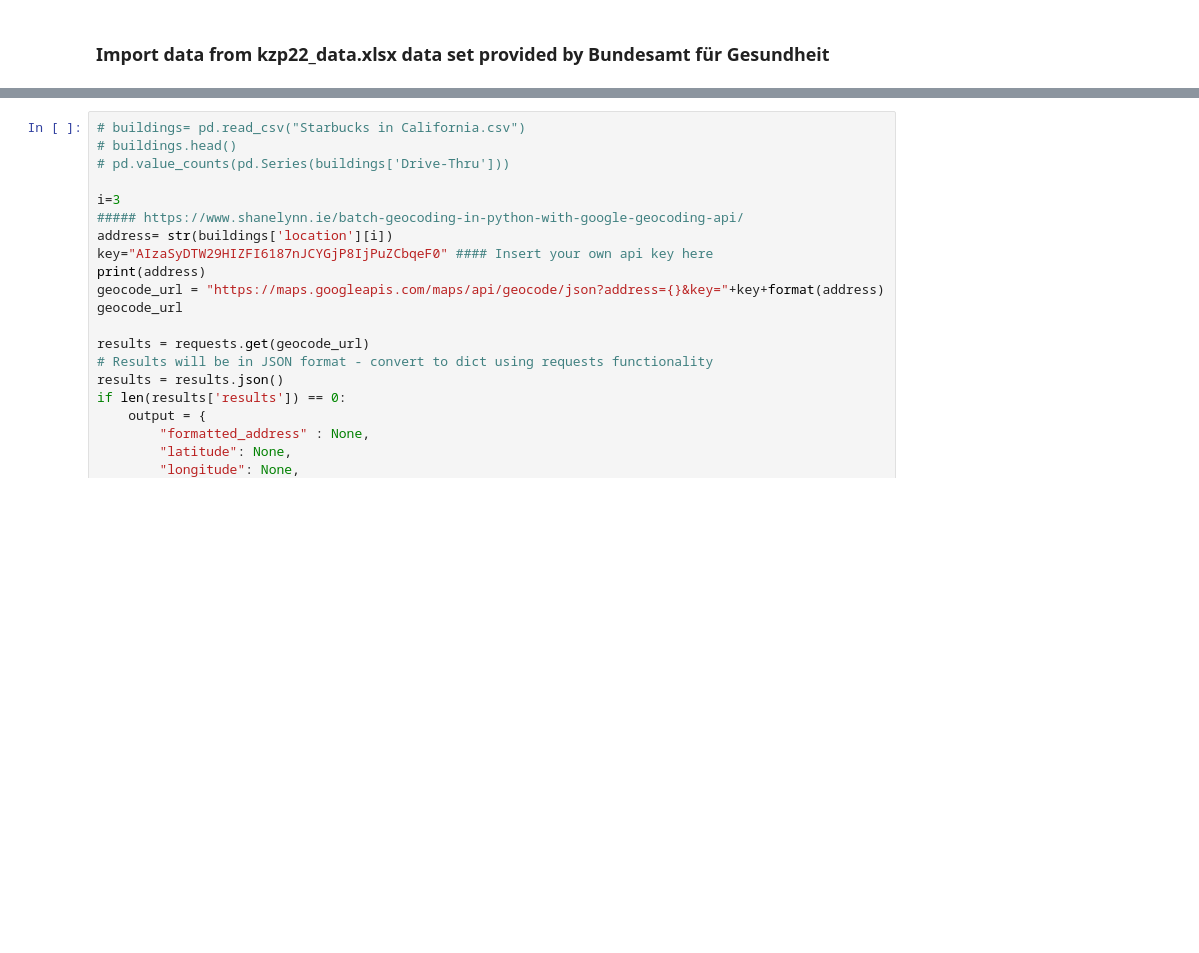
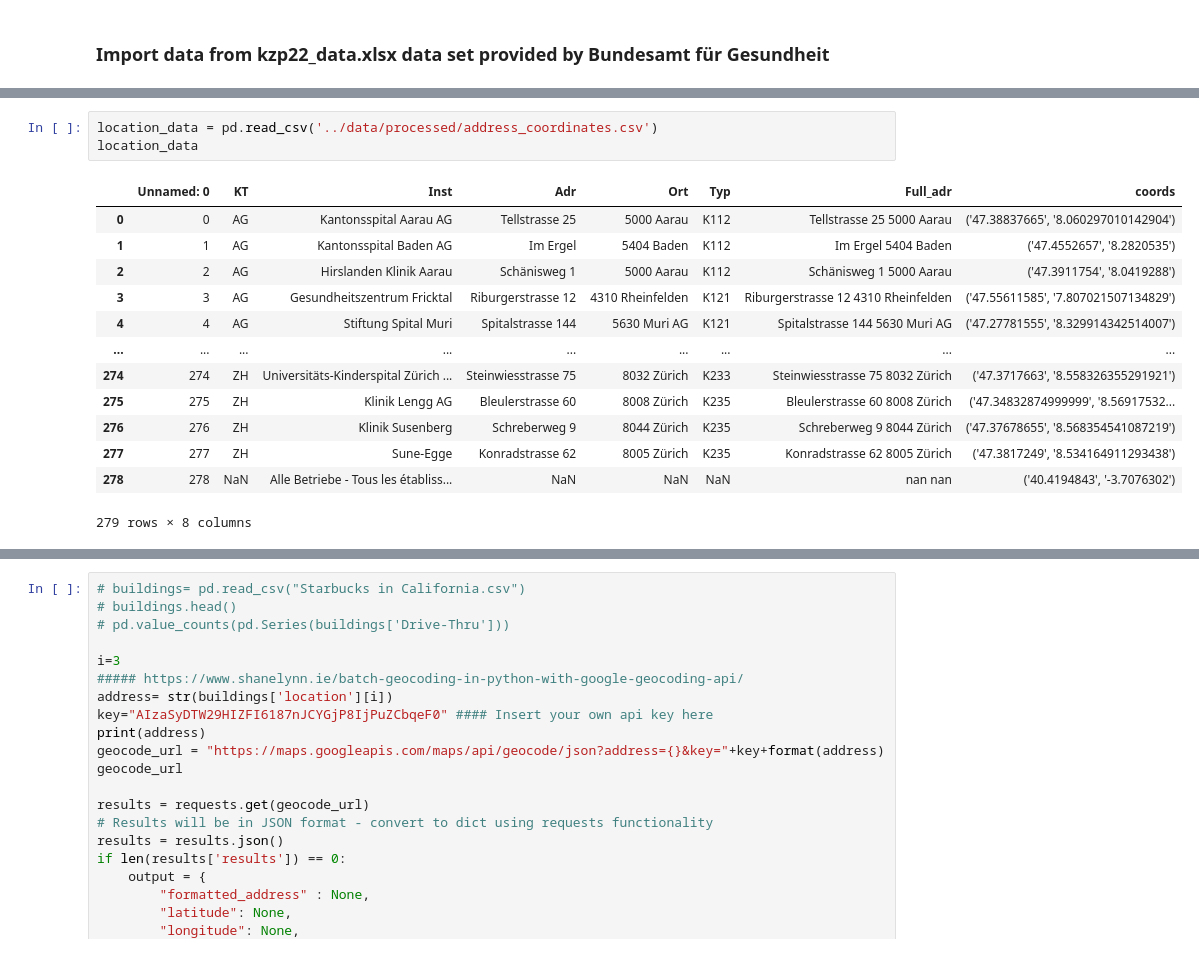
Before and after one commit to 111ark/swiss-hospital-occupancy, a Jupyter notebook: notebooks/hospitals_geolocated.ipynb, the cells around one changed output, grey strips where cells are left out. Drawn from its saved outputs; the diff is of its cells as text; blank space fills up the shorter version.

```diff
--- a/notebooks/hospitals_geolocated.ipynb
+++ b/notebooks/hospitals_geolocated.ipynb
@@ -21,0 +28,17 @@ raw_data.head()
+# %%
+location_data = pd.read_csv('../data/processed/address_coordinates.csv')
+location_data
+# %% [output]
+|  | Unnamed: 0 | KT | Inst | Adr | Ort | Typ | Full_adr | coords |
+| 0 | 0 | AG | Kantonsspital Aarau AG | Tellstrasse 25 | 5000 Aarau | K112 | Tellstrasse 25 5000 Aarau | ('47.38837665', '8.060297010142904') |
+| 1 | 1 | AG | Kantonsspital Baden AG | Im Ergel | 5404 Baden | K112 | Im Ergel 5404 Baden | ('47.4552657', '8.2820535') |
+| 2 | 2 | AG | Hirslanden Klinik Aarau | Schänisweg 1 | 5000 Aarau | K112 | Schänisweg 1 5000 Aarau | ('47.3911754', '8.0419288') |
+| 3 | 3 | AG | Gesundheitszentrum Fricktal | Riburgerstrasse 12 | 4310 Rheinfelden | K121 | Riburgerstrasse 12 4310 Rheinfelden | ('47.55611585', '7.807021507134829') |
+| 4 | 4 | AG | Stiftung Spital Muri | Spitalstrasse 144 | 5630 Muri AG | K121 | Spitalstrasse 144 5630 Muri AG | ('47.27781555', '8.329914342514007') |
+| ... | ... | ... | ... | ... | ... | ... | ... | ... |
+| 274 | 274 | ZH | Universitäts-Kinderspital Zürich ... | Steinwiesstrasse 75 | 8032 Zürich | K233 | Steinwiesstrasse 75 8032 Zürich | ('47.3717663', '8.558326355291921') |
+| 275 | 275 | ZH | Klinik Lengg AG | Bleulerstrasse 60 | 8008 Zürich | K235 | Bleulerstrasse 60 8008 Zürich | ('47.34832874999999', '8.56917532... |
+| 276 | 276 | ZH | Klinik Susenberg | Schreberweg 9 | 8044 Zürich | K235 | Schreberweg 9 8044 Zürich | ('47.37678655', '8.568354541087219') |
+| 277 | 277 | ZH | Sune-Egge | Konradstrasse 62 | 8005 Zürich | K235 | Konradstrasse 62 8005 Zürich | ('47.3817249', '8.534164911293438') |
+| 278 | 278 | NaN | Alle Betriebe - Tous les établiss... | NaN | NaN | NaN | nan nan | ('40.4194843', '-3.7076302') |
+279 rows × 8 columns
```
Also changed, not shown: parts of 2 cells of this notebook, 2 other files.
